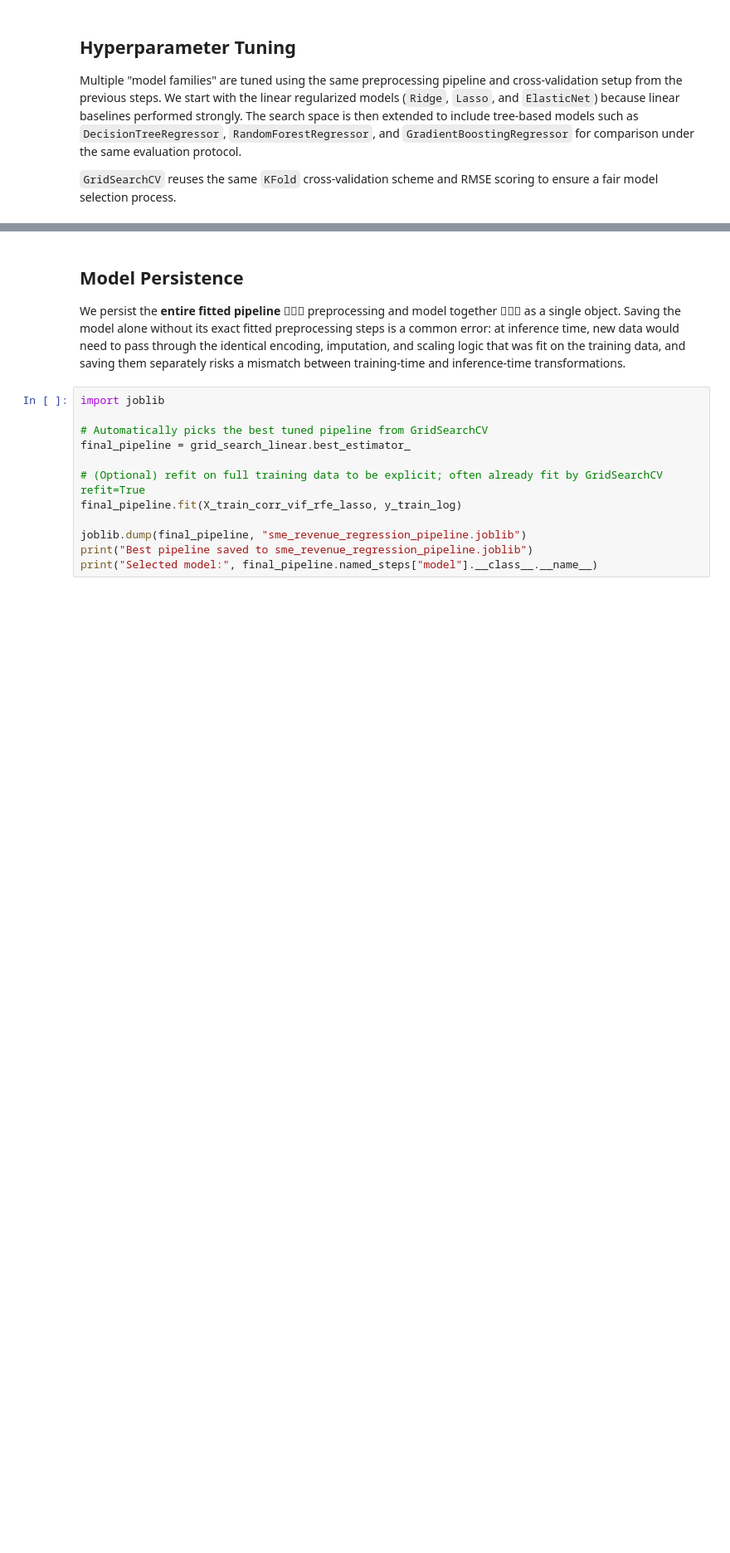
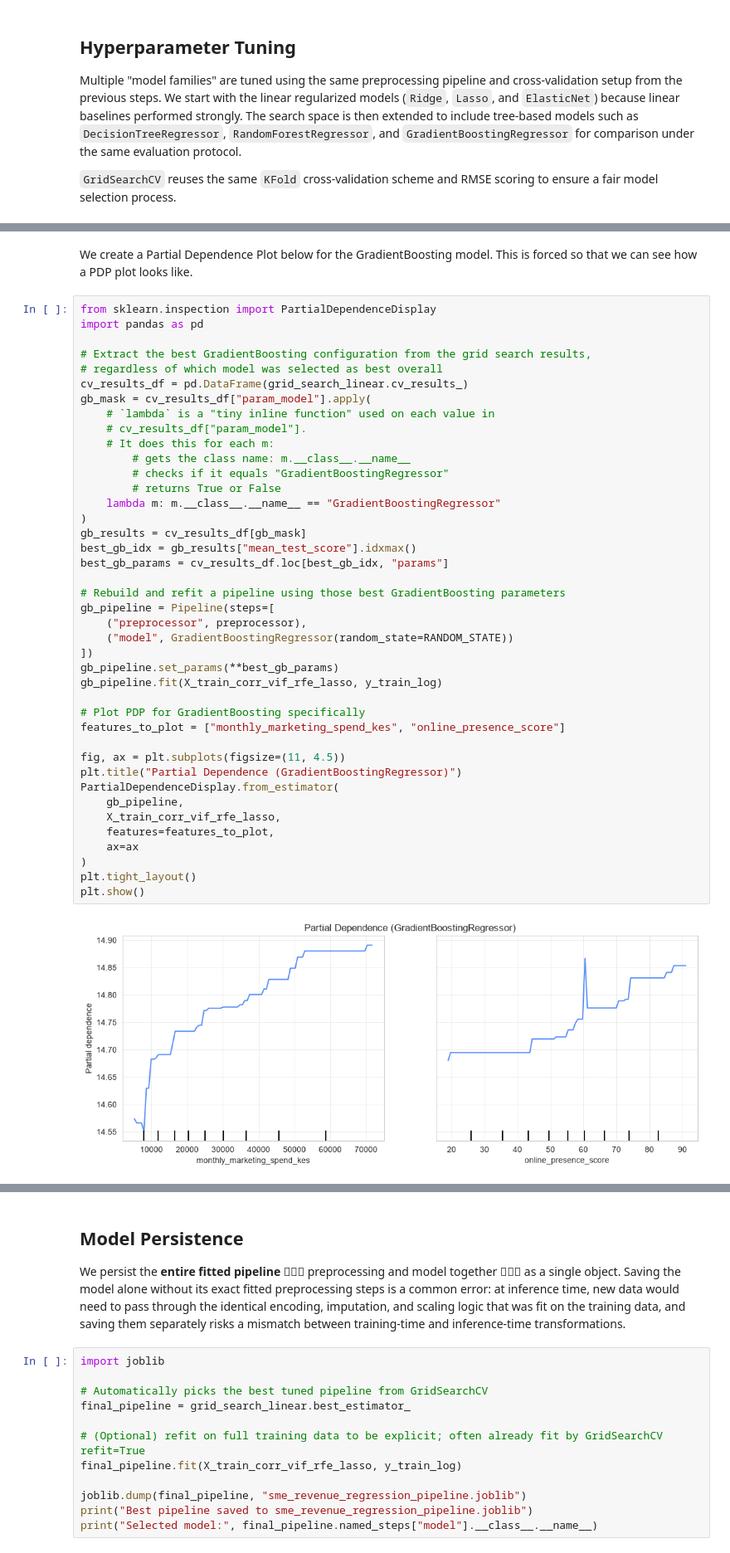
Before and after one commit to course-files/RegressionAndClassification, a Jupyter notebook: 1_regression.ipynb, the cells around one changed output, grey strips where cells are left out. Shown at 83% size. Drawn from its saved outputs; the diff is of its cells as text; blank space fills up the shorter version.

Commit message:
Update with clearer Explainability Steps

```diff
--- a/1_regression.ipynb
+++ b/1_regression.ipynb
@@ -1733 +1833,47 @@ else:
+# %% [markdown]
+We create a Partial Dependence Plot below for the GradientBoosting model.
+This is forced so that we can see how a PDP plot looks like.
+# %%
+from sklearn.inspection import PartialDependenceDisplay
+import pandas as pd
+
+# Extract the best GradientBoosting configuration from the grid search results,
+# regardless of which model was selected as best overall
+cv_results_df = pd.DataFrame(grid_search_linear.cv_results_)
+gb_mask = cv_results_df["param_model"].apply(
+    # `lambda` is a "tiny inline function" used on each value in
+    # cv_results_df["param_model"].
+    # It does this for each m:
+        # gets the class name: m.__class__.__name__
+        # checks if it equals "GradientBoostingRegressor"
+        # returns True or False
+    lambda m: m.__class__.__name__ == "GradientBoostingRegressor"
+)
+gb_results = cv_results_df[gb_mask]
+best_gb_idx = gb_results["mean_test_score"].idxmax()
+best_gb_params = cv_results_df.loc[best_gb_idx, "params"]
+
+# Rebuild and refit a pipeline using those best GradientBoosting parameters
+gb_pipeline = Pipeline(steps=[
+    ("preprocessor", preprocessor),
+    ("model", GradientBoostingRegressor(random_state=RANDOM_STATE))
+])
+gb_pipeline.set_params(**best_gb_params)
+gb_pipeline.fit(X_train_corr_vif_rfe_lasso, y_train_log)
+
+# Plot PDP for GradientBoosting specifically
+features_to_plot = ["monthly_marketing_spend_kes", "online_presence_score"]
+
+fig, ax = plt.subplots(figsize=(11, 4.5))
+plt.title("Partial Dependence (GradientBoostingRegressor)")
+PartialDependenceDisplay.from_estimator(
+    gb_pipeline,
+    X_train_corr_vif_rfe_lasso,
+    features=features_to_plot,
+    ax=ax
+)
+plt.tight_layout()
+plt.show()
+# %% [output]
+[figure, added]
 # %% [markdown]
```
Also changed, not shown: parts of 17 cells of this notebook.
